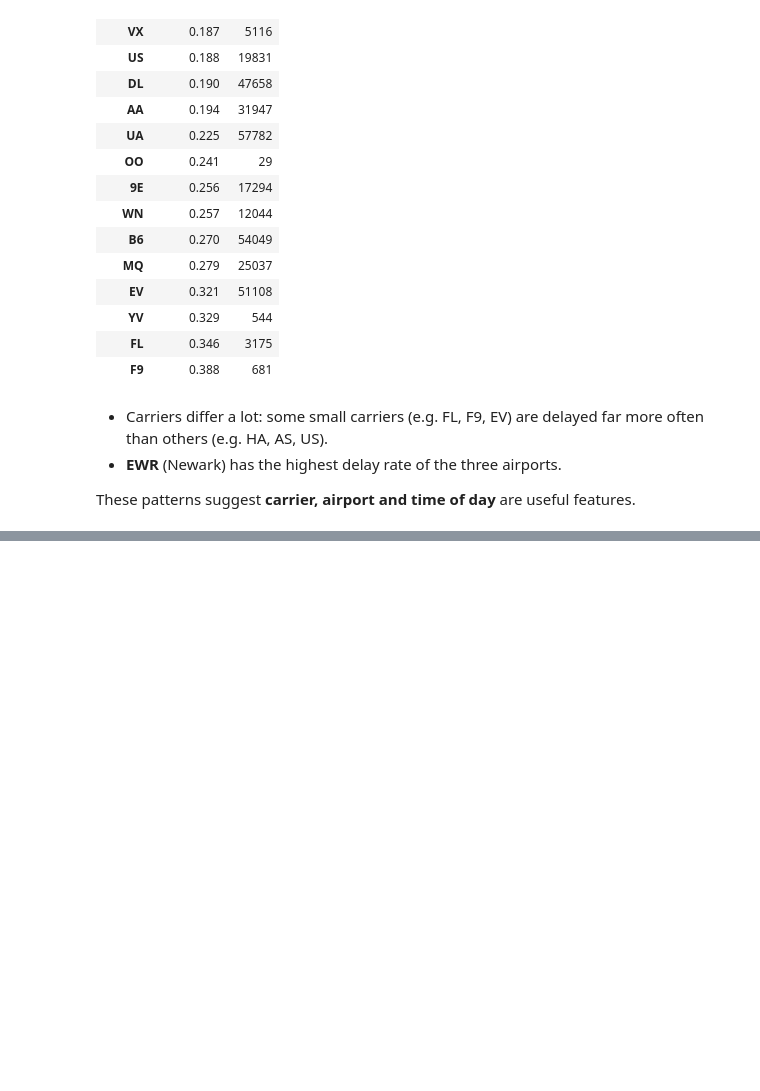
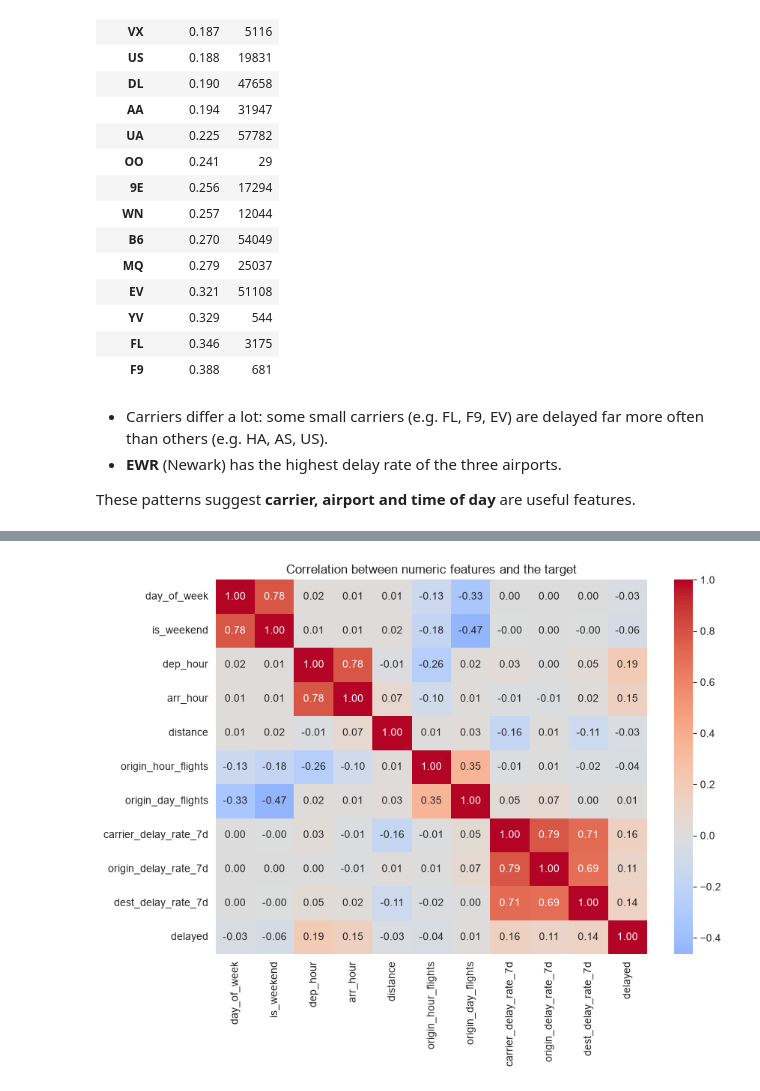
Before and after one commit to mayank-pillai-99/flight-delay-prediction, a Jupyter notebook: flight_delay_prediction.ipynb, the cells around one changed output, grey strips where cells are left out. Drawn from its saved outputs; the diff is of its cells as text; code cells hidden in the pictures; blank space fills up the shorter version.

```diff
--- a/flight_delay_prediction.ipynb
+++ b/flight_delay_prediction.ipynb
@@ -210,0 +255,3 @@ These patterns suggest **carrier, airport and time of day** are useful features.
+# %%
+df["is_weekend"] = (df["day_of_week"] >= 5).astype(int)
+df["arr_hour"] = df["sched_arr_time"] // 100
@@ -210,0 +262,5 @@ These patterns suggest **carrier, airport and time of day** are useful features.
+# %%
+df["origin_hour_flights"] = df.groupby(["date", "origin", "dep_hour"])["carrier"].transform("size")
+df["origin_day_flights"] = df.groupby(["date", "origin"])["carrier"].transform("size")
+
+df[["origin_hour_flights", "origin_day_flights"]].describe().round(1)
@@ -210,0 +285,13 @@ These patterns suggest **carrier, airport and time of day** are useful features.
+# %%
+def add_past_delay_rate(df, col, window=7):
+    """Share of delayed flights for each value of `col` over the previous `window` days (today excluded)."""
+    daily = df.groupby([col, "date"])["delayed"].mean().reset_index().sort_values([col, "date"])
+    new_col = f"{col}_delay_rate_7d"
+    daily[new_col] = (daily.groupby(col)["delayed"]
+                           .transform(lambda s: s.shift(1).rolling(window, min_periods=1).mean()))
+    return df.merge(daily[[col, "date", new_col]], on=[col, "date"], how="left")
+
+for col in ["carrier", "origin", "dest"]:
+    df = add_past_delay_rate(df, col)
+
+df[["date", "carrier", "carrier_delay_rate_7d", "origin_delay_rate_7d", "dest_delay_rate_7d"]].head()
@@ -210,0 +308,11 @@ These patterns suggest **carrier, airport and time of day** are useful features.
+# %%
+# Final feature list
+numeric_features = ["day_of_week", "is_weekend", "dep_hour", "arr_hour", "distance",
+                    "origin_hour_flights", "origin_day_flights",
+                    "carrier_delay_rate_7d", "origin_delay_rate_7d", "dest_delay_rate_7d"]
+categorical_features = ["carrier", "origin", "dest"]
+
+# Sanity check: no leaky column is used as a feature
+assert not set(leaky_columns) & set(numeric_features + categorical_features)
+
+df[numeric_features].describe().T.round(2)
@@ -210,0 +331,11 @@ These patterns suggest **carrier, airport and time of day** are useful features.
+# %%
+corr = df[numeric_features + ["delayed"]].corr()
+
+plt.figure(figsize=(9, 7))
+sns.heatmap(corr, annot=True, fmt=".2f", cmap="coolwarm", center=0)
+plt.title("Correlation between numeric features and the target")
+plt.tight_layout()
+plt.savefig("figures/correlation.png", dpi=150)
+plt.show()
+# %% [output]
+[figure, added]
```
Also changed, not shown: parts of 10 cells of this notebook, 1 other file.
